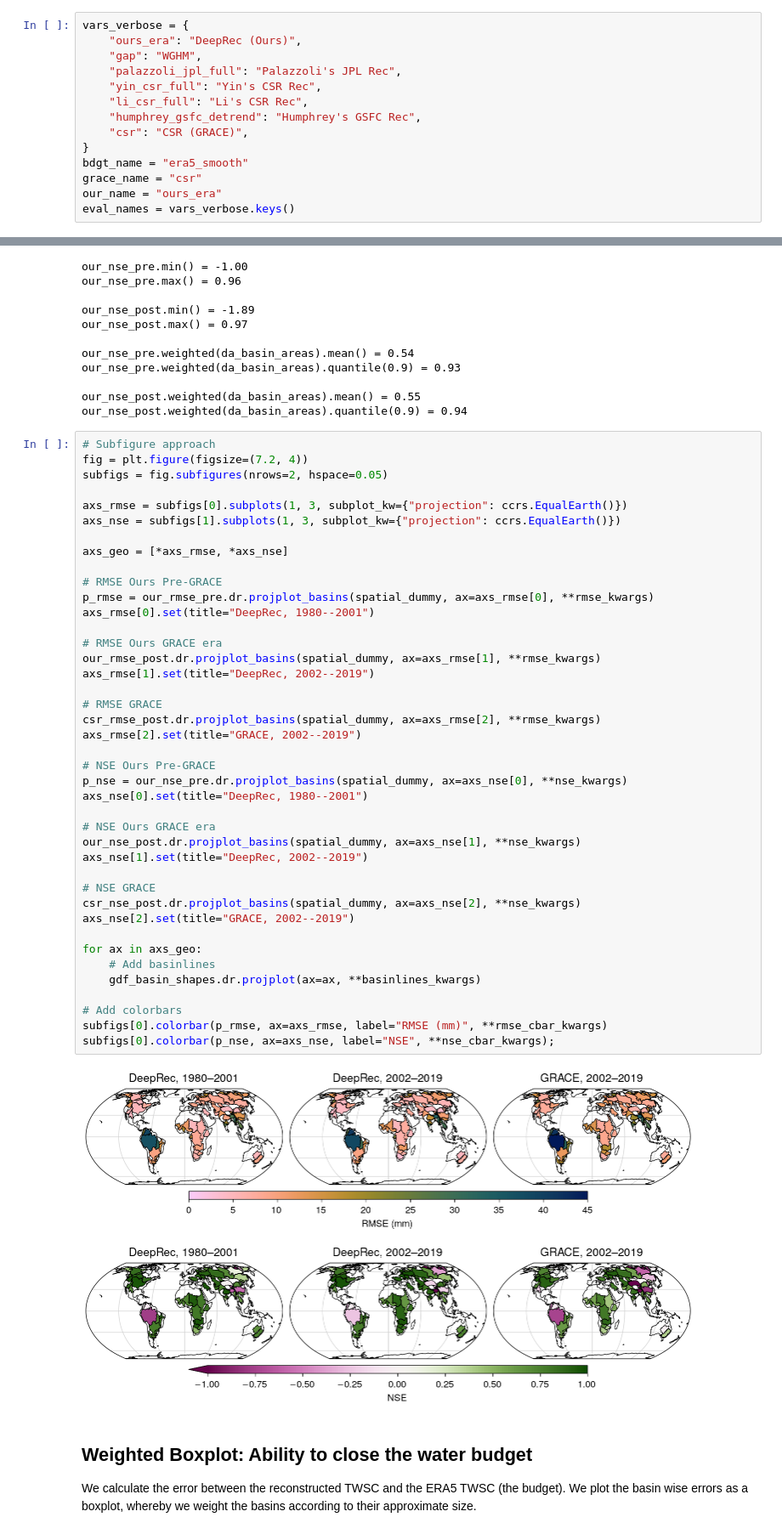
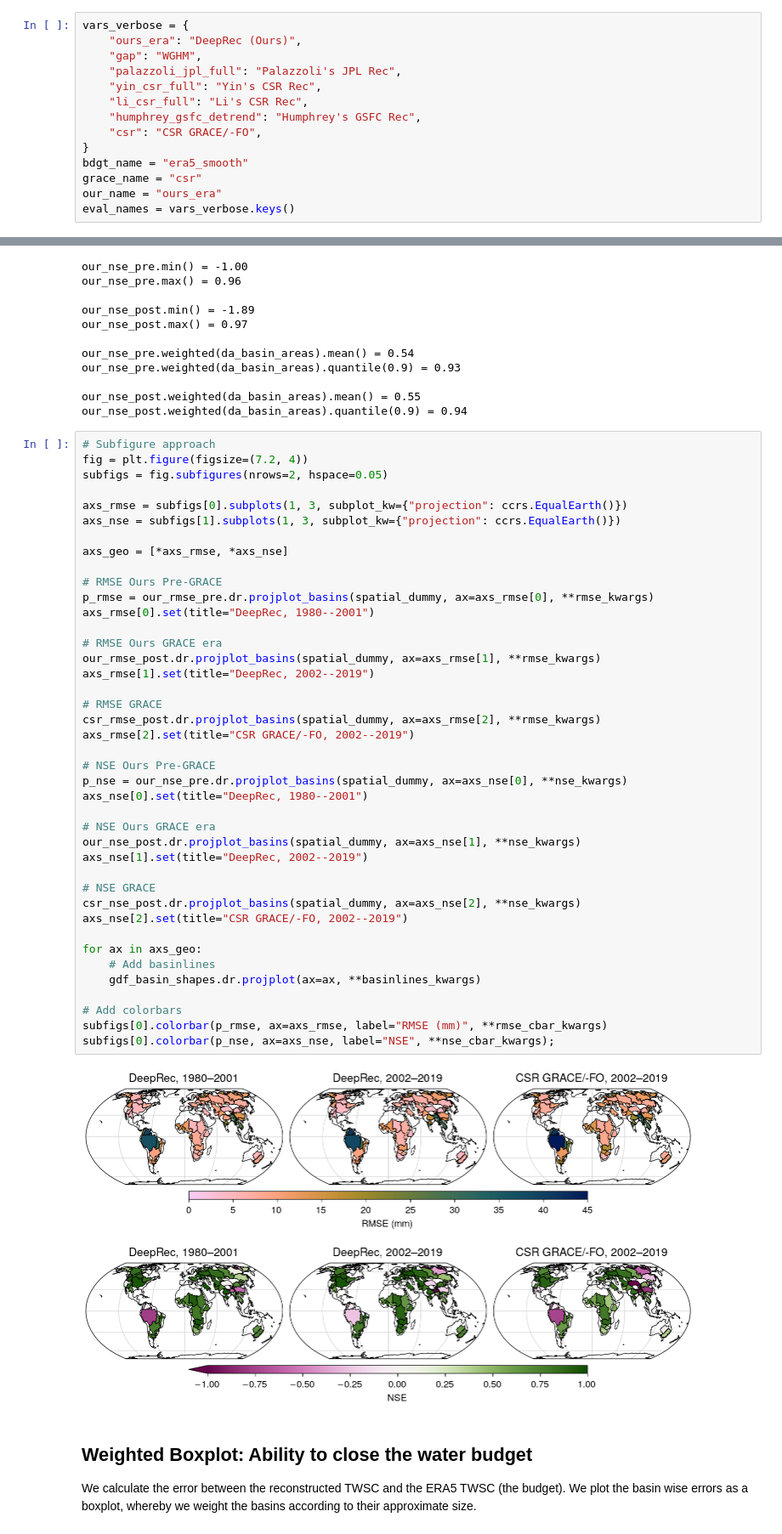
Before and after one commit to lqgentner/deeprec, a Jupyter notebook: notebooks/21-paper-plots/water-budget-closure.ipynb, the cells around one changed output, grey strips where cells are left out. Shown at 85% size. Saved outputs shown, nothing was run; the diff lists cells and outputs as text.

```diff
--- a/notebooks/21-paper-plots/water-budget-closure.ipynb
+++ b/notebooks/21-paper-plots/water-budget-closure.ipynb
@@ -42,7 +42,7 @@ vars_verbose = {
     "yin_csr_full": "Yin's CSR Rec",
     "li_csr_full": "Li's CSR Rec",
     "humphrey_gsfc_detrend": "Humphrey's GSFC Rec",
-    "csr": "CSR (GRACE)",
+    "csr": "CSR GRACE/-FO",
 }
 bdgt_name = "era5_smooth"
 grace_name = "csr"
@@ -246,36 +246,36 @@ axs_geo = [*axs_rmse, *axs_nse]
 # RMSE Ours Pre-GRACE
 p_rmse = our_rmse_pre.dr.projplot_basins(spatial_dummy, ax=axs_rmse[0], **rmse_kwargs)
 axs_rmse[0].set(title="DeepRec, 1980--2001")
 
 # RMSE Ours GRACE era
 our_rmse_post.dr.projplot_basins(spatial_dummy, ax=axs_rmse[1], **rmse_kwargs)
 axs_rmse[1].set(title="DeepRec, 2002--2019")
 
 # RMSE GRACE
 csr_rmse_post.dr.projplot_basins(spatial_dummy, ax=axs_rmse[2], **rmse_kwargs)
-axs_rmse[2].set(title="GRACE, 2002--2019")
+axs_rmse[2].set(title="CSR GRACE/-FO, 2002--2019")
 
 # NSE Ours Pre-GRACE
 p_nse = our_nse_pre.dr.projplot_basins(spatial_dummy, ax=axs_nse[0], **nse_kwargs)
 axs_nse[0].set(title="DeepRec, 1980--2001")
 
 # NSE Ours GRACE era
 our_nse_post.dr.projplot_basins(spatial_dummy, ax=axs_nse[1], **nse_kwargs)
 axs_nse[1].set(title="DeepRec, 2002--2019")
 
 # NSE GRACE
 csr_nse_post.dr.projplot_basins(spatial_dummy, ax=axs_nse[2], **nse_kwargs)
-axs_nse[2].set(title="GRACE, 2002--2019")
+axs_nse[2].set(title="CSR GRACE/-FO, 2002--2019")
 
 for ax in axs_geo:
     # Add basinlines
     gdf_basin_shapes.dr.projplot(ax=ax, **basinlines_kwargs)
 
 # Add colorbars
 subfigs[0].colorbar(p_rmse, ax=axs_rmse, label="RMSE (mm)", **rmse_cbar_kwargs)
 subfigs[0].colorbar(p_nse, ax=axs_nse, label="NSE", **nse_cbar_kwargs);
 # %% [output]
-[figure, old version]
+[figure, new version]
 # %% [markdown]
 ## Weighted Boxplot: Ability to close the water budget
 
```
Also changed, not shown: parts of 3 cells of this notebook, 14 other files.
